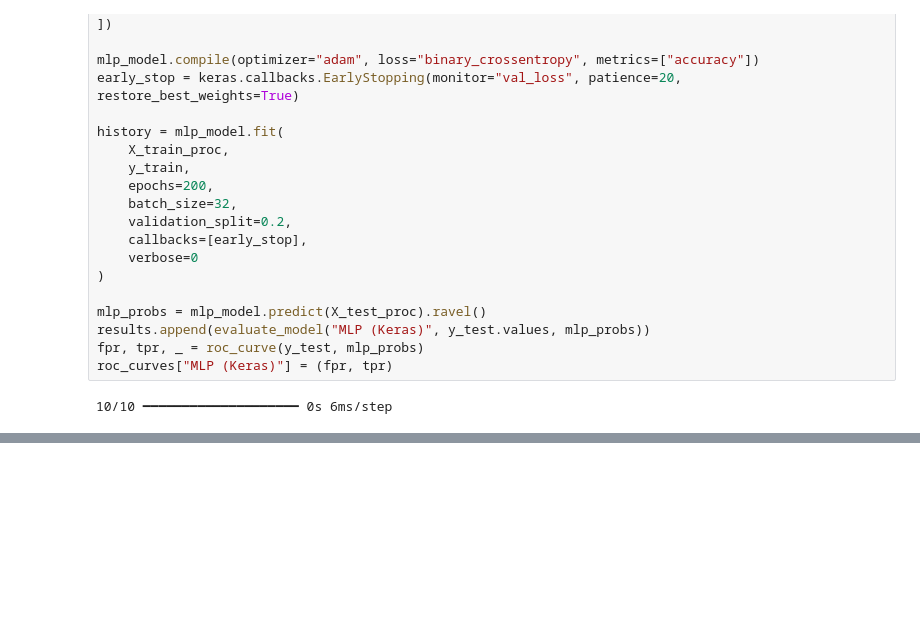
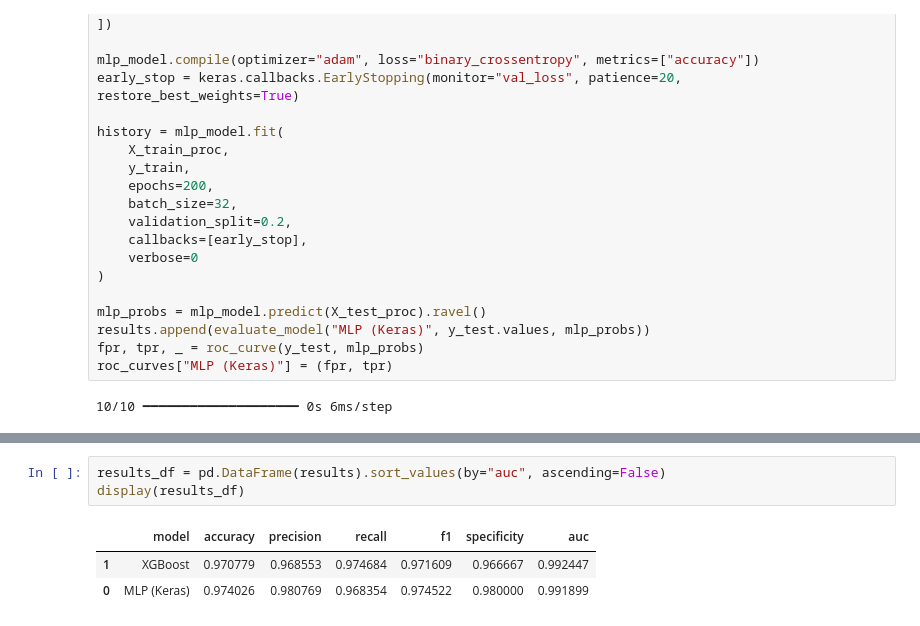
Before and after one commit to Lehuutien2908/DataMining, a Jupyter notebook: main.ipynb, the cells around one changed output, grey strips where cells are left out. Cells and saved outputs as stored; diff of their text form; blank space fills up the shorter version.

```diff
--- a/main.ipynb
+++ b/main.ipynb
@@ -219,0 +248,7 @@ plt.show()
+# %%
+results_df = pd.DataFrame(results).sort_values(by="auc", ascending=False)
+display(results_df)
+# %% [output]
+|  | model | accuracy | precision | recall | f1 | specificity | auc |
+| 1 | XGBoost | 0.970779 | 0.968553 | 0.974684 | 0.971609 | 0.966667 | 0.992447 |
+| 0 | MLP (Keras) | 0.974026 | 0.980769 | 0.968354 | 0.974522 | 0.980000 | 0.991899 |
```
Also changed, not shown: parts of 7 cells of this notebook.
